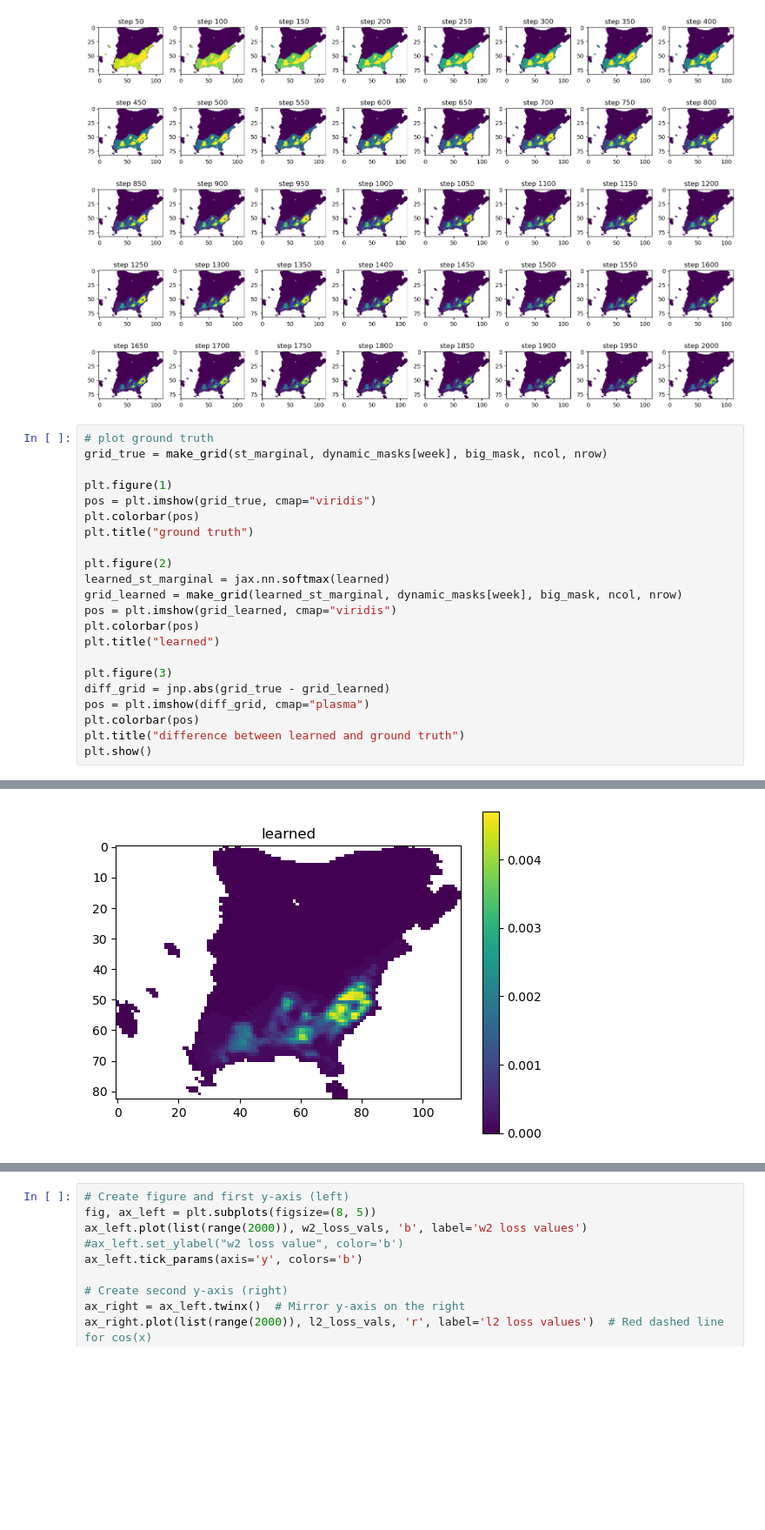
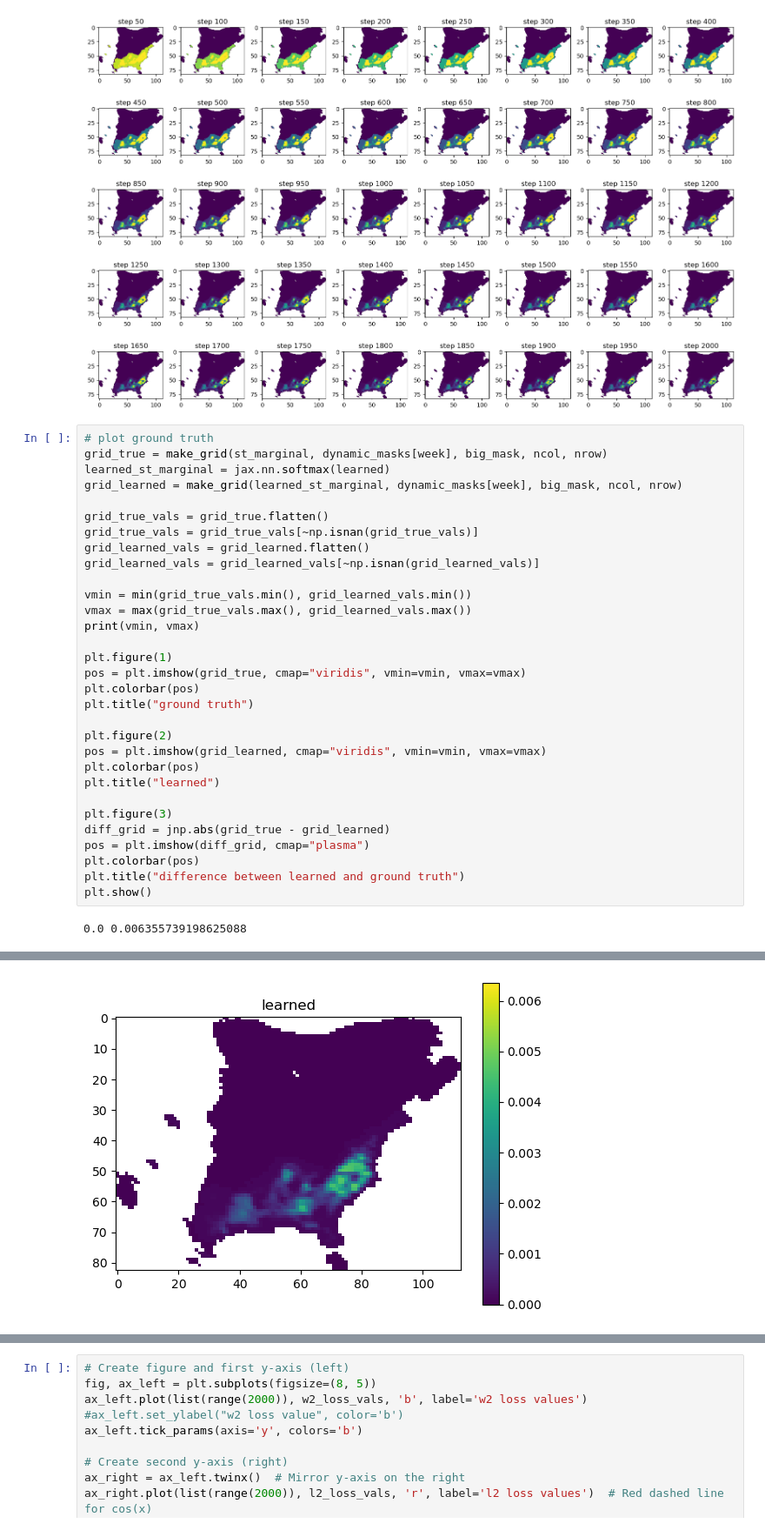
Before and after one commit to jacobe90/birdflow-bilevel, a Jupyter notebook: src/model-testing.ipynb, the cells around one changed output, grey strips where cells are left out. Shown at 87% size. Cells and saved outputs as stored; diff of their text form; blank space fills up the shorter version.

```diff
--- a/src/model-testing.ipynb
+++ b/src/model-testing.ipynb
@@ -297,28 +297,38 @@ plt.show()
 # %%
 # plot ground truth
 grid_true = make_grid(st_marginal, dynamic_masks[week], big_mask, ncol, nrow)
+learned_st_marginal = jax.nn.softmax(learned)
+grid_learned = make_grid(learned_st_marginal, dynamic_masks[week], big_mask, ncol, nrow)
+
+grid_true_vals = grid_true.flatten()
+grid_true_vals = grid_true_vals[~np.isnan(grid_true_vals)]
+grid_learned_vals = grid_learned.flatten()
+grid_learned_vals = grid_learned_vals[~np.isnan(grid_learned_vals)]
+
+vmin = min(grid_true_vals.min(), grid_learned_vals.min())
+vmax = max(grid_true_vals.max(), grid_learned_vals.max())
+print(vmin, vmax)
 
 plt.figure(1)
-pos = plt.imshow(grid_true, cmap="viridis")
+pos = plt.imshow(grid_true, cmap="viridis", vmin=vmin, vmax=vmax)
 plt.colorbar(pos)
 plt.title("ground truth")
 
 plt.figure(2)
-learned_st_marginal = jax.nn.softmax(learned)
-grid_learned = make_grid(learned_st_marginal, dynamic_masks[week], big_mask, ncol, nrow)
-pos = plt.imshow(grid_learned, cmap="viridis")
+pos = plt.imshow(grid_learned, cmap="viridis", vmin=vmin, vmax=vmax)
 plt.colorbar(pos)
 plt.title("learned")
 
 plt.figure(3)
 diff_grid = jnp.abs(grid_true - grid_learned)
 pos = plt.imshow(diff_grid, cmap="plasma")
 plt.colorbar(pos)
 plt.title("difference between learned and ground truth")
 plt.show()
 # %% [output]
+0.0 0.006355739198625088
 [figure]
-[figure, old version]
+[figure, new version]
 [figure]
 # %%
 # Create figure and first y-axis (left)
```
